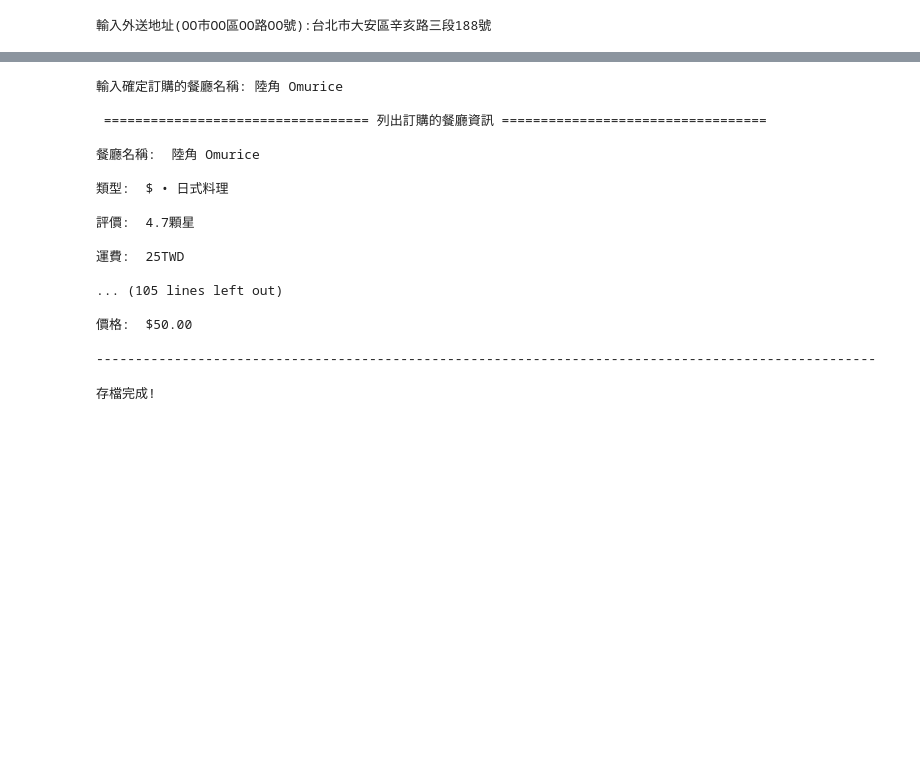
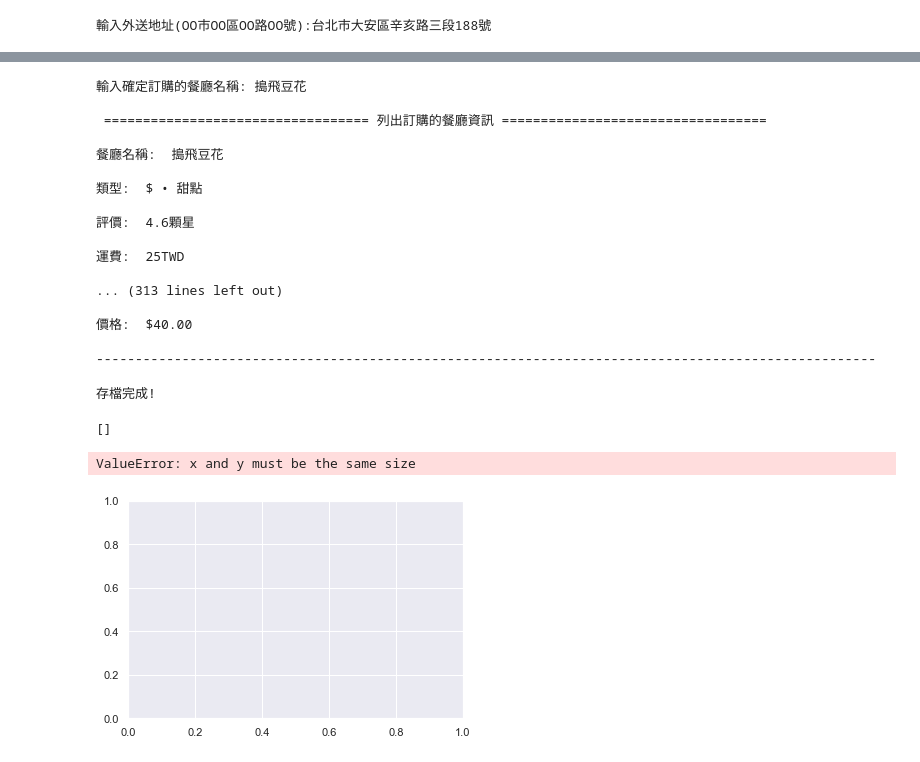
Before and after one commit to DysonMa/Food-Delivery-Platform-Crawler, a Jupyter notebook: FinalProject.ipynb, the cells around one changed output, grey strips where cells are left out. Cells and saved outputs as stored; diff of their text form; code cells hidden in the pictures; blank space fills up the shorter version.

```diff
--- a/FinalProject.ipynb
+++ b/FinalProject.ipynb
@@ -515,7 +561,11 @@ foodDict_By_Time = {}
 foodDict_By_NoOpen_Stars = {}
 
 # 處理資料(EX:Name,Rate,Fee...)
-for eachStore in doc("#wrapper > div:nth-child(2) > div > div > div").items():
+for eachStore in doc("#wrapper > div:nth-child(3) > div > div").items():
+    # 判斷是否有section(您附近的人氣餐廳)來鬧的= =
+    if eachStore("section").text() != "":
+        continue
+
     # 判斷是否開放訂購外送
     if eachStore("a > div > figure > figcaption > div").text() == "":
         # {Name} = foodCategory
@@ -557,6 +607,9 @@ for i in range(len(foodDict_By_Stars)):
     if "TWD" in foodDict_By_Stars[foodList[i]]:
         foodDict_By_Fee[foodList[i]] =  foodDict_By_Stars[foodList[i]].split(" ")[0]
         foodDict_By_Stars[foodList[i]] = "0"
+
+# 修正第一個咚咚沒有用
+foodDict_By_Category.pop('');
 # %%
 # 輸入想吃的種類
 print("=="*20+" 以下是目前有開放訂購的餐廳 "+"=="*20)
@@ -770,8 +849,13 @@ else:
     print("超連結: {}\n".format(webURL+StoreAttr))
 
     # 進入該店家的網頁
+
+    # 進入該店家的網頁
+#     RestResponse = rq.get(webURL+StoreAttr)
+#     RestDoc = pq(RestResponse.text)
+
     # selenium 開啟瀏覽器
-    driver = webdriver.Chrome()
+    driver = webdriver.Chrome('C:\\Users\\Administrator\\Python NTU\\FinalProject\\chromedriver.exe')
     driver.get(webURL+StoreAttr)
     time.sleep(1)
     #抓取本頁URL並關閉瀏覽器
@@ -819,6 +903,7 @@ else:
         del priceList[0]
 
     # 輸出資料
+    EatList = []
     for i in range(len(nameList)):
         if descripList[i] == "":
             descripList[i] = "無"
@@ -827,22 +912,25 @@ else:
         print("價格: \033[7;33m {} \033[0m\n".format(priceList[i]))
         print("-"*100)
         print()
+
+        EatList.append([nameList[i],float(priceList[i].split('$')[-1])])
+        pd.DataFrame(nameList,priceList)
 # %% [output]
-輸入確定訂購的餐廳名稱: 陸角 Omurice
+輸入確定訂購的餐廳名稱: 搗飛豆花
 
  ================================== 列出訂購的餐廳資訊 ==================================
 
-餐廳名稱:  陸角 Omurice
+餐廳名稱:  搗飛豆花
 
-類型:  $ • 日式料理
+類型:  $ • 甜點
 
-評價:  4.7顆星
+評價:  4.6顆星
 
 運費:  25TWD
 
-... (105 lines left out)
+... (313 lines left out)
 
-價格:  $50.00
+價格:  $40.00
 
 ----------------------------------------------------------------------------------------------------
 # %%
@@ -886,3 +975,30 @@ except:
     print("存檔過程出錯誤! 有可能是文字轉檔的問題")
 # %% [output]
 存檔完成!
+# %%
+EatList
+# %% [output]
+[]
+# %%
+import matplotlib as mlp
+from matplotlib import pyplot as plt
+import numpy as np
+import seaborn as sbs; sbs.set()
+import pandas as pd
+
+
+drawEat = []
+for i in range(len(EatList)):
+    drawEat.append(EatList[i][1])
+
+N = np.arange(16)
+plt.scatter(N,drawEat)
+plt.title('Price v.s FoodCdoe')
+plt.ylabel('Price(NT$)')
+plt.xlabel('FoodCode');
+
+print('菜單中最貴的價格:'+max(priceList))
+pd.DataFrame([nameList,priceList])
+# %% [output]
+ValueError: x and y must be the same size
+[figure, added]
```
Also changed, not shown: parts of 31 cells of this notebook.
